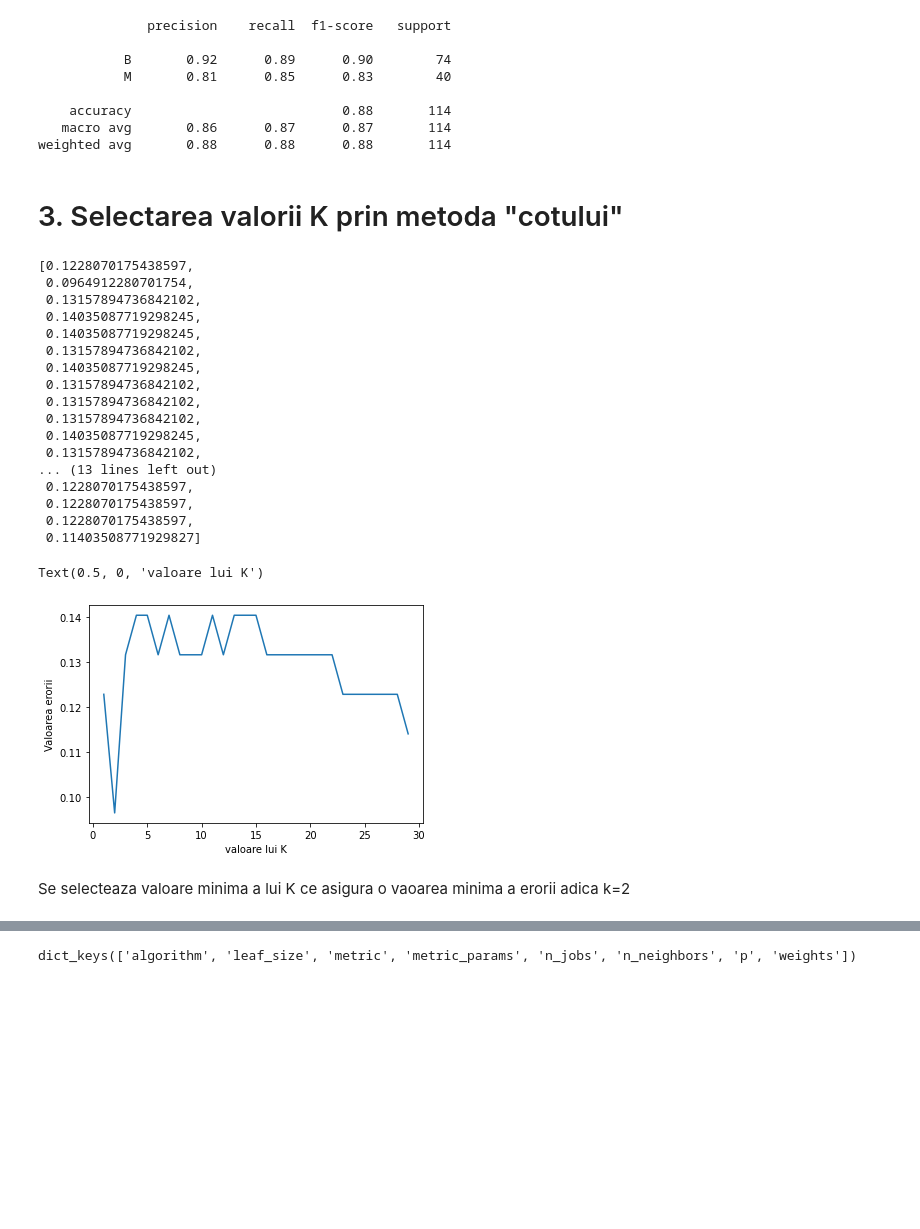
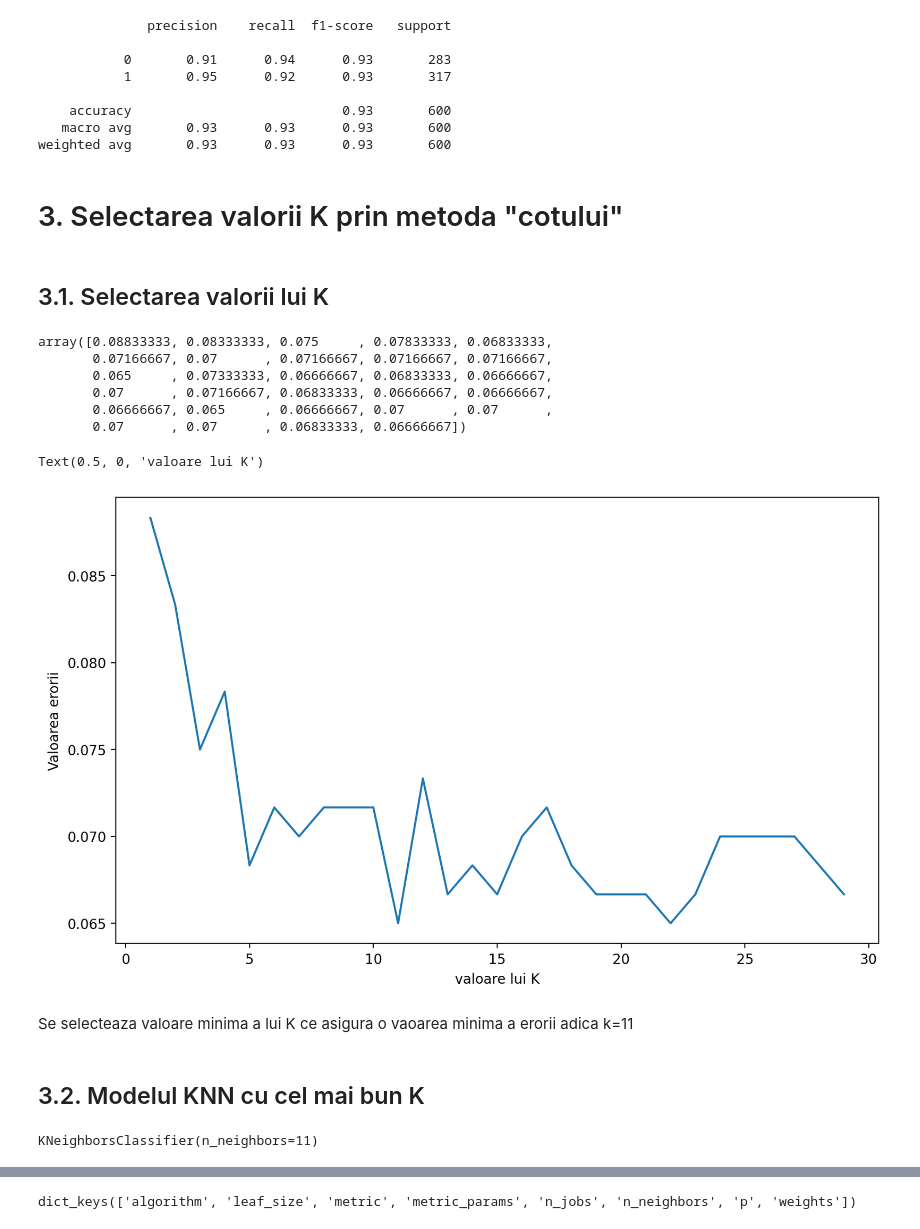
Before and after one commit to npsimid/Machine_Learning_Algorithms, a Jupyter notebook: KNN - K Nearest Neighbors/KNN.ipynb, the cells around one changed output, grey strips where cells are left out. Saved outputs shown, nothing was run; the diff lists cells and outputs as text; code cells hidden in the pictures; blank space fills up the shorter version.

```diff
--- a/KNN - K Nearest Neighbors/KNN.ipynb
+++ b/KNN - K Nearest Neighbors/KNN.ipynb
@@ -8,7 +21,7 @@ import seaborn as sns
 # 1. Importul si analiza datelor
 # %%
 # Importul fisierului cu date 'data_simple.csv'
-df = pd.read_csv('data_simple.csv', index_col=0)
+df = pd.read_csv('gene_expression.csv')
 # %%
 df
 # %% [output]
@@ -83,7 +97,7 @@ sns.pairplot(data=df, hue = 'diagnosis');
 # %%
 # crearea setului X si y
-X = df.drop('diagnosis', axis=1)
-y = df['diagnosis']
+X = df.drop('Cancer Present', axis=1)
+y = df['Cancer Present']
 # %%
 # crearea seturilor de train si de test
 from sklearn.model_selection import train_test_split
@@ -97,7 +111,7 @@ X_test_scalat = scaler.transform(X_test)
 # %%
 # Importul si crearea modelului knn
 from sklearn.neighbors import KNeighborsClassifier
-model = KNeighborsClassifier(n_neighbors=1)
+model = KNeighborsClassifier(n_neighbors=5)
 # %%
 # ajustarea modelului pe datele de training
 model.fit(X_train_scalat, y_train)
@@ -144,14 +167,18 @@ print(classification_report(y_test, y_pred))
 # %% [output]
               precision    recall  f1-score   support
 
-           B       0.92      0.89      0.90        74
-           M       0.81      0.85      0.83        40
+           0       0.91      0.94      0.93       283
+           1       0.95      0.92      0.93       317
 
-    accuracy                           0.88       114
-   macro avg       0.86      0.87      0.87       114
-weighted avg       0.88      0.88      0.88       114
+    accuracy                           0.93       600
+   macro avg       0.93      0.93      0.93       600
+weighted avg       0.93      0.93      0.93       600
 # %% [markdown]
+<a id='3'></a>
 # 3. Selectarea valorii K prin metoda "cotului"
+# %% [markdown]
+<a id='31'></a>
+## 3.1. Selectarea valorii lui K
 # %%
 # crearea unei liste goale ce va pastra valorile erorilor
 test_error_rates = []
@@ -166,32 +193,25 @@ for k in range(1,30):
     test_error = 1-accuracy_score(y_test, y_pred)
     test_error_rates.append(test_error)
 # %%
-test_error_rates
+np.array(test_error_rates)
 # %% [output]
-[0.1228070175438597,
- 0.0964912280701754,
- 0.13157894736842102,
- 0.14035087719298245,
- 0.14035087719298245,
- 0.13157894736842102,
- 0.14035087719298245,
- 0.13157894736842102,
- 0.13157894736842102,
- 0.13157894736842102,
- 0.14035087719298245,
- 0.13157894736842102,
-... (13 lines left out)
- 0.1228070175438597,
- 0.1228070175438597,
- 0.1228070175438597,
- 0.11403508771929827]
+array([0.08833333, 0.08333333, 0.075     , 0.07833333, 0.06833333,
+       0.07166667, 0.07      , 0.07166667, 0.07166667, 0.07166667,
+       0.065     , 0.07333333, 0.06666667, 0.06833333, 0.06666667,
+       0.07      , 0.07166667, 0.06833333, 0.06666667, 0.06666667,
+       0.06666667, 0.065     , 0.06666667, 0.07      , 0.07      ,
+       0.07      , 0.07      , 0.06833333, 0.06666667])
 # %%
 # afisarea grafica a dependentei erorii de valoarea k
+plt.figure(figsize=(10,6),dpi=200)
 plt.plot(range(1,30), test_error_rates)
 plt.ylabel("Valoarea erorii")
 plt.xlabel("valoare lui K")
 # %% [output]
 Text(0.5, 0, 'valoare lui K')
-[figure, old version]
+[figure, new version]
 # %% [markdown]
-Se selecteaza valoare minima a lui K ce asigura o vaoarea minima a erorii adica k=2
+Se selecteaza valoare minima a lui K ce asigura o vaoarea minima a erorii adica k=11
+# %% [markdown]
+<a id='32'></a>
+## 3.2. Modelul KNN cu cel mai bun K
@@ -197,0 +221,5 @@ Se selecteaza valoare minima a lui K ce asigura o vaoarea minima a erorii adica
+# %%
+# ajustarea modelului pe datele de training
+model.fit(X_train_scalat, y_train)
+# %% [output]
+KNeighborsClassifier(n_neighbors=11)
```
Also changed, not shown: parts of 26 cells of this notebook, 5 other files.
